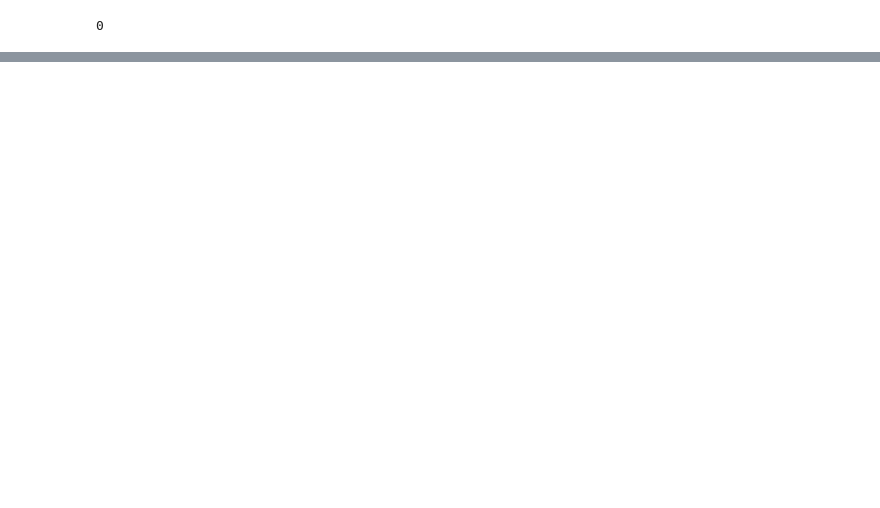
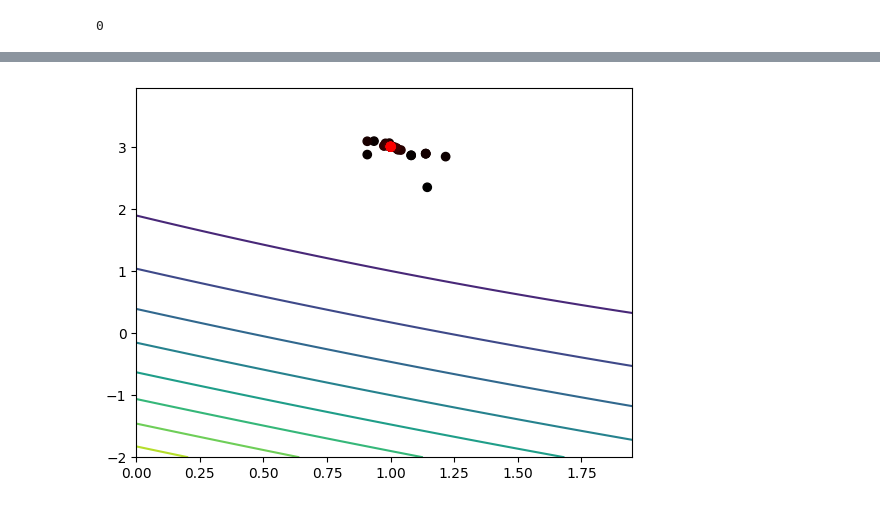
Before and after one commit to VisteK528/WSI, a Jupyter notebook: Exercise2/zadanie_2.ipynb, the cells around one changed output, grey strips where cells are left out. Cells and saved outputs as stored; diff of their text form; code cells hidden in the pictures; blank space fills up the shorter version.

```diff
--- a/Exercise2/zadanie_2.ipynb
+++ b/Exercise2/zadanie_2.ipynb
@@ -215 +283,7 @@ Epoch: 29       Arguments: [1.4466702938079834, 2.2513234615325928]     Value: 1
 <__main__.Chromosome at 0x...>
+# %%
+XG_narrow = np.arange(0, 2, 0.05)
+YG_narrow = np.arange(-2, 4, 0.05)
+algorithm2.plot_func(algorithm2._trace, XG_narrow, YG_narrow)
+# %% [output]
+[figure, added]
```
Also changed, not shown: parts of 12 cells of this notebook.
